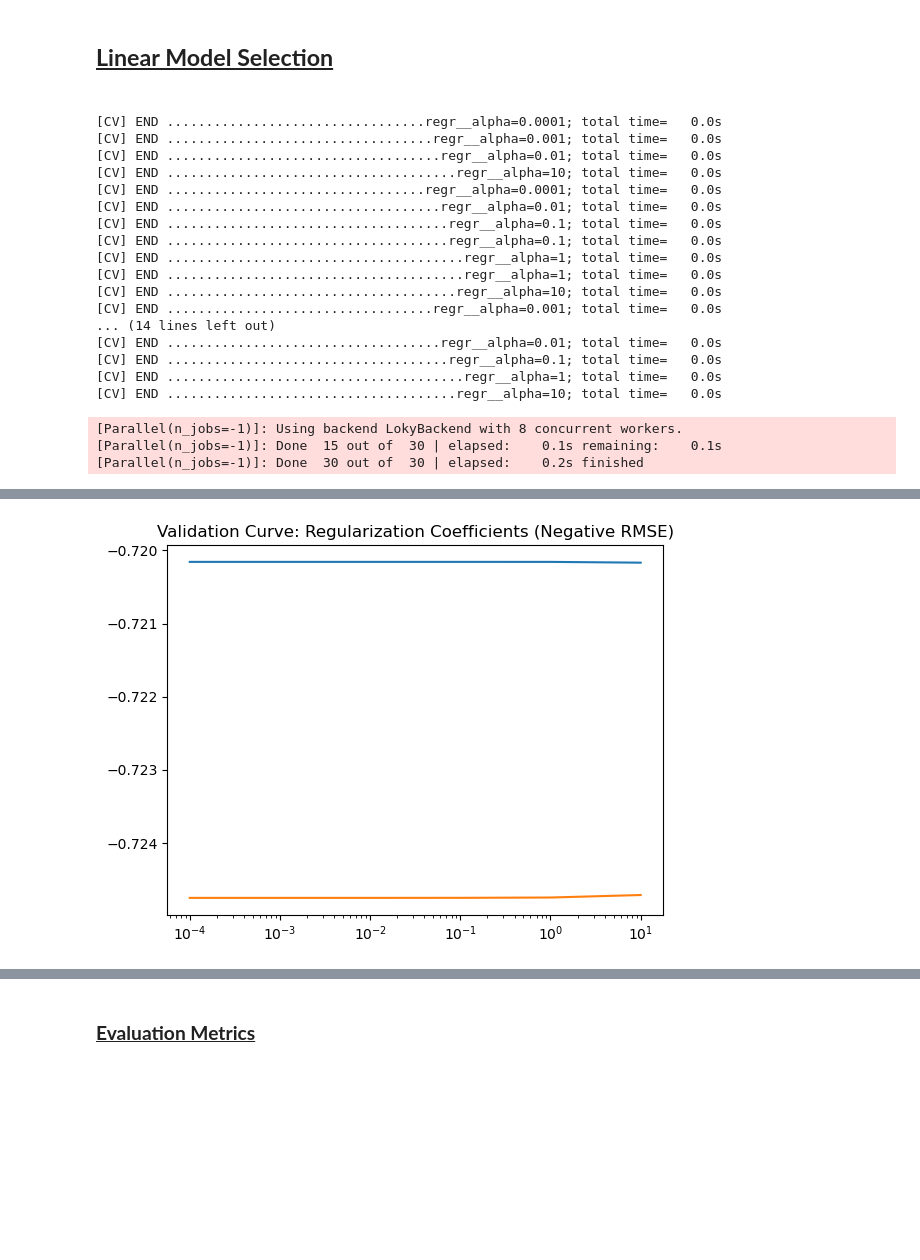
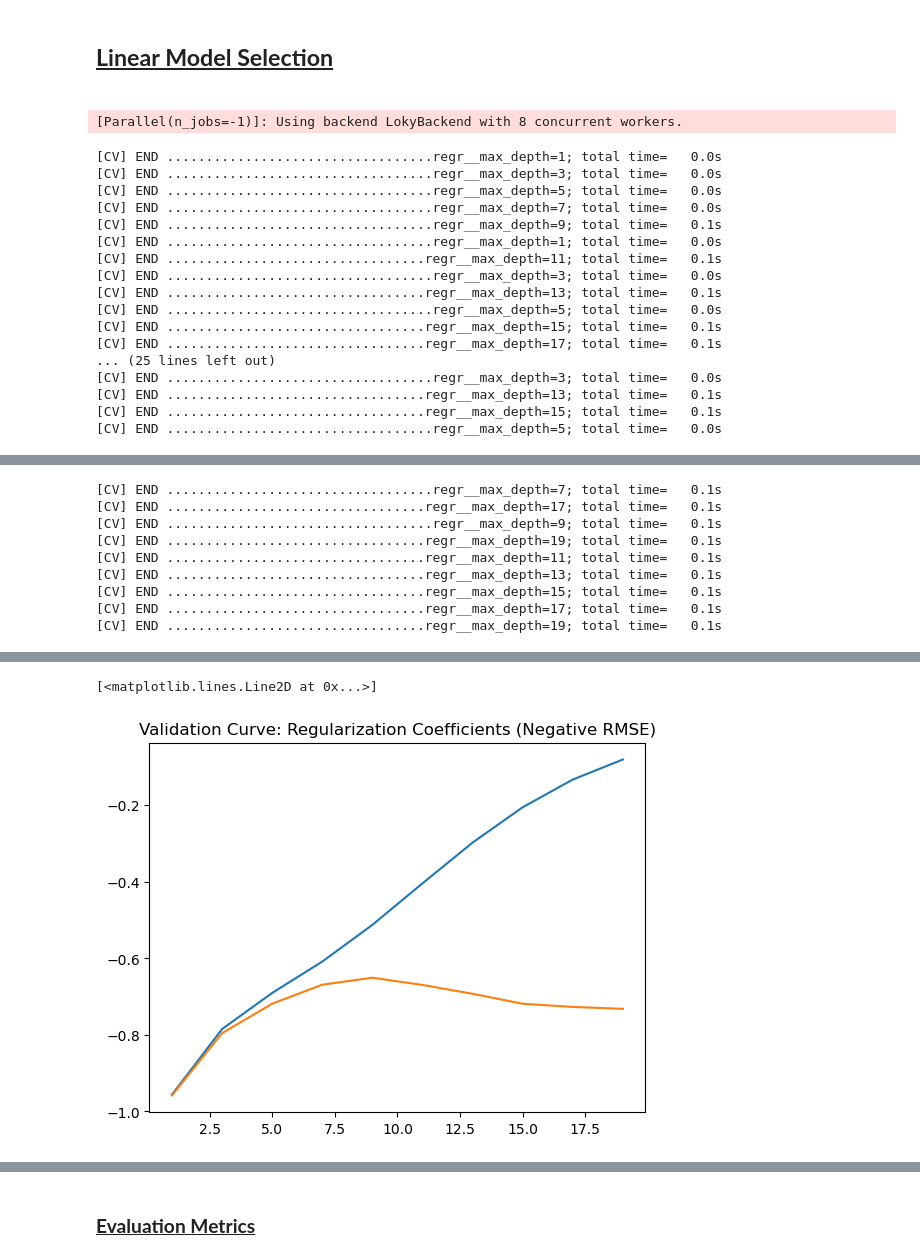
Before and after one commit to J-M-Bell/CaliforniaHousingModel, a Jupyter notebook: CaliforniaHousingModel.ipynb, the cells around one changed output, grey strips where cells are left out. Cells and saved outputs as stored; diff of their text form; code cells hidden in the pictures; blank space fills up the shorter version.

Commit message:
CaliforniaHousingMarket - ran validation curve for Ridge, SGDRegressor, and DecisionTreeRegressor; will continue experimenting with DecisionTreeRegressor

```diff
--- a/CaliforniaHousingModel.ipynb
+++ b/CaliforniaHousingModel.ipynb
@@ -112,40 +114,39 @@ reg_metrics = {'Negative RMSE': 'neg_root_mean_squared_error', 'R-Squared': 'r2'
 # %%
 lr_pipeline = Pipeline(
     [
+        # ("pf", PolynomialFeatures(degree=3)),
         ("scale", StandardScaler()),
-        ("regr", Ridge())
+        ("regr", DecisionTreeRegressor())
     ]
 )
-alphas = [0.0001, 0.001, 0.01, 0.1, 1, 10]
+depths = list(range(1, 21, 2))
 train_scores, validation_scores = validation_curve(lr_pipeline, X_train, y_train, cv=5, scoring='neg_root_mean_squared_error',
-                                                   param_name="regr__alpha",
-                                                   param_range=alphas,
+                                                   param_name="regr__max_depth",
+                                                   param_range=depths,
                                                    verbose=2,
                                                    n_jobs=-1)
 train_scores_mean = np.mean(train_scores, axis=1)
 validation_scores_mean = np.mean(validation_scores, axis=1)
 
 plt.title("Validation Curve: Regularization Coefficients (Negative RMSE)")
-plt.semilogx(alphas, train_scores_mean)
-plt.semilogx(alphas, validation_scores_mean)
+plt.plot(depths, train_scores_mean)
+plt.plot(depths, validation_scores_mean)
 # %% [output]
-[CV] END .................................regr__alpha=0.0001; total time=   0.0s
-[CV] END ..................................regr__alpha=0.001; total time=   0.0s
-[CV] END ...................................regr__alpha=0.01; total time=   0.0s
-[CV] END .....................................regr__alpha=10; total time=   0.0s
-[CV] END .................................regr__alpha=0.0001; total time=   0.0s
-[CV] END ...................................regr__alpha=0.01; total time=   0.0s
-[CV] END ....................................regr__alpha=0.1; total time=   0.0s
-[CV] END ....................................regr__alpha=0.1; total time=   0.0s
-[CV] END ......................................regr__alpha=1; total time=   0.0s
-[CV] END ......................................regr__alpha=1; total time=   0.0s
-[CV] END .....................................regr__alpha=10; total time=   0.0s
-[CV] END ..................................regr__alpha=0.001; total time=   0.0s
-... (14 lines left out)
-[CV] END ...................................regr__alpha=0.01; total time=   0.0s
-[CV] END ....................................regr__alpha=0.1; total time=   0.0s
-[CV] END ......................................regr__alpha=1; total time=   0.0s
-[CV] END .....................................regr__alpha=10; total time=   0.0s
+[Parallel(n_jobs=-1)]: Using backend LokyBackend with 8 concurrent workers.
-[Parallel(n_jobs=-1)]: Using backend LokyBackend with 8 concurrent workers.
-[Parallel(n_jobs=-1)]: Done  15 out of  30 | elapsed:    0.1s remaining:    0.1s
-[Parallel(n_jobs=-1)]: Done  30 out of  30 | elapsed:    0.2s finished
+[CV] END ..................................regr__max_depth=1; total time=   0.0s
+[CV] END ..................................regr__max_depth=3; total time=   0.0s
+[CV] END ..................................regr__max_depth=5; total time=   0.0s
+[CV] END ..................................regr__max_depth=7; total time=   0.0s
+[CV] END ..................................regr__max_depth=9; total time=   0.1s
+[CV] END ..................................regr__max_depth=1; total time=   0.0s
+[CV] END .................................regr__max_depth=11; total time=   0.1s
+[CV] END ..................................regr__max_depth=3; total time=   0.0s
+[CV] END .................................regr__max_depth=13; total time=   0.1s
+[CV] END ..................................regr__max_depth=5; total time=   0.0s
+[CV] END .................................regr__max_depth=15; total time=   0.1s
+[CV] END .................................regr__max_depth=17; total time=   0.1s
+... (25 lines left out)
+[CV] END ..................................regr__max_depth=3; total time=   0.0s
+[CV] END .................................regr__max_depth=13; total time=   0.1s
+[CV] END .................................regr__max_depth=15; total time=   0.1s
+[CV] END ..................................regr__max_depth=5; total time=   0.0s
@@ -152,0 +154,9 @@ plt.semilogx(alphas, validation_scores_mean)
+[CV] END ..................................regr__max_depth=7; total time=   0.1s
+[CV] END .................................regr__max_depth=17; total time=   0.1s
+[CV] END ..................................regr__max_depth=9; total time=   0.1s
+[CV] END .................................regr__max_depth=19; total time=   0.1s
+[CV] END .................................regr__max_depth=11; total time=   0.1s
+[CV] END .................................regr__max_depth=13; total time=   0.1s
+[CV] END .................................regr__max_depth=15; total time=   0.1s
+[CV] END .................................regr__max_depth=17; total time=   0.1s
+[CV] END .................................regr__max_depth=19; total time=   0.1s
@@ -153,4 +164,5 @@ plt.semilogx(alphas, validation_scores_mean)
+[<matplotlib.lines.Line2D at 0x...>]
-[figure, old version]
+[figure, new version]
 # %%
 lr_train_sizes, lr_train_scores, lr_validation_scores = learning_curve(
     lr_pipeline,
```
Also changed, not shown: parts of 3 cells of this notebook.
